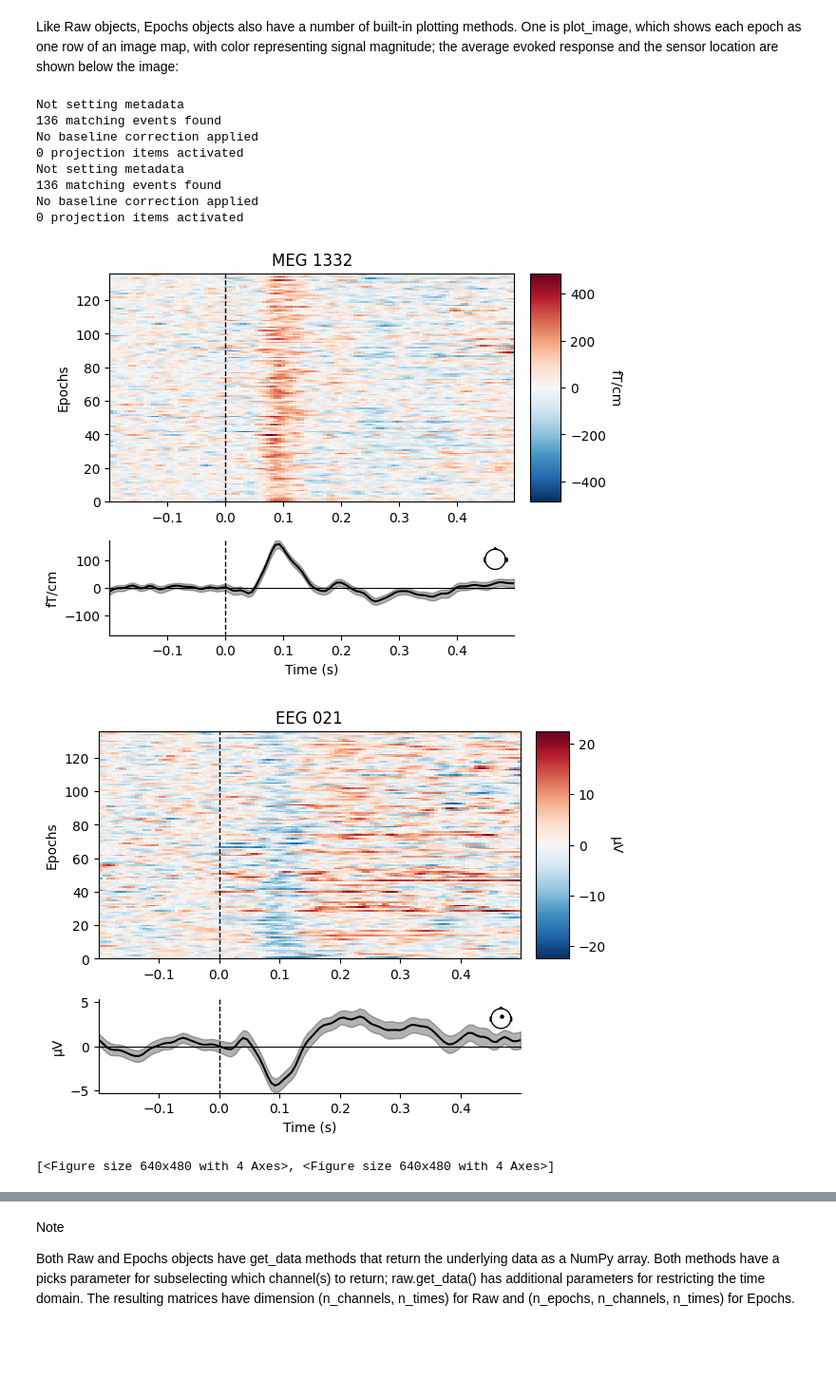
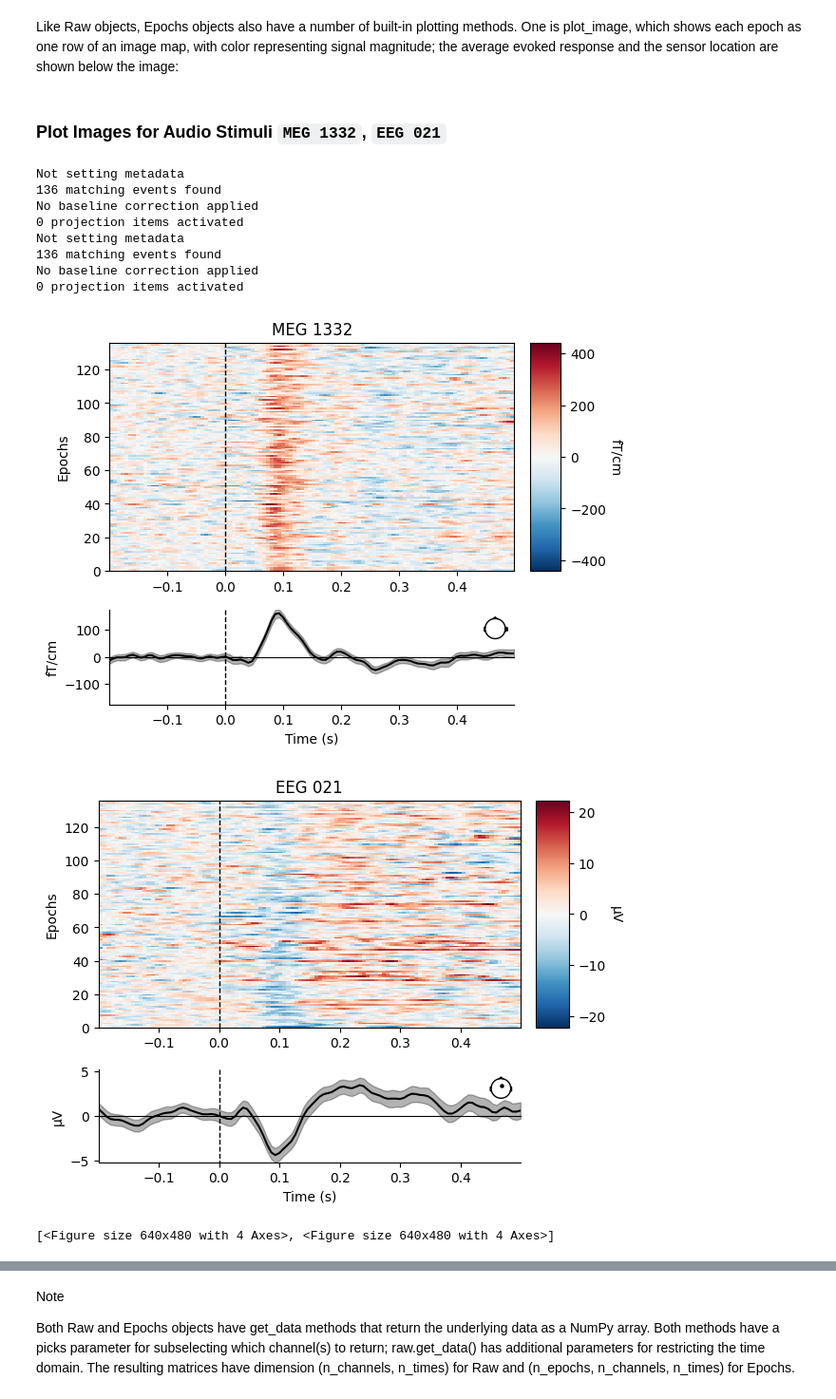
Before and after one commit to jonghang/neural_datascience, a Jupyter notebook: explore_meg_eeg_data/6-epoching_timefreq_evokedresp.ipynb, the cells around one changed output, grey strips where cells are left out. Shown: that part at 95% size. Drawn from its saved outputs; the diff is of its cells as text; code cells hidden in the pictures; blank space fills up the shorter version.

```diff
--- a/explore_meg_eeg_data/6-epoching_timefreq_evokedresp.ipynb
+++ b/explore_meg_eeg_data/6-epoching_timefreq_evokedresp.ipynb
@@ -64,7 +87,26 @@ The info data structure keeps track of channel locations, applied filters, proje
+# %%
+def clean_fif_raw_ica(input_fif_raw, input_n_components = 25,
+                      ica_method = ICA_METHOD_FAST_ICA):
+    fif_ica = get_ica(input_n_components = input_n_components,
+                      ica_method = ica_method)
+
+    input_fif_raw.load_data()
+    # Fit FIF Raw with ICA
+    fif_ica.fit(input_fif_raw.copy())
+
+    # Exclude the first component
+    fif_ica.exclude = [1]
+
+    raw_cleaned = fif_ica.apply(input_fif_raw.copy())
+    return raw_cleaned
 # %% [markdown]
 # Detect Events
 # %%
-events = mne.find_events(raw, stim_channel='STI 014')
+# get the cleaned FIF raw
+fif_raw_cleaned = clean_fif_raw_ica(fif_raw, input_n_components=25,
+                                   ica_method=ICA_METHOD_FAST_ICA)
+
+events = mne.find_events(fif_raw_cleaned, stim_channel='STI 014')
 
 # show the first 5 events
 print(events[:5])  # show the first 5
@@ -97,6 +153,9 @@ We’ll also pass the event dictionary as the event_id parameter (so we can work
 # %%
-epochs = mne.Epochs(raw, events, event_id=event_dict, tmin=-0.2, tmax=0.5,
-                    reject=reject_criteria, preload=True)
+epochs = mne.Epochs(fif_raw_cleaned, events,
+                    event_id = event_dict,
+                    tmin = -0.2, tmax = 0.5,
+                    reject = reject_criteria,
+                    preload = True)
 # %% [output]
 Not setting metadata
 319 matching events found
@@ -133,20 +199,27 @@ Dropped 7 epochs: 121, 195, 258, 271, 273, 274, 275
+# %%
+epochs_audio = epochs['auditory']
+epochs_visual = epochs['visual']
+epochs_left = epochs["left"]
+epochs_right = epochs["right"]
 # %% [markdown]
 __Free Up Memory__
 # %%
 # del raw, epochs  # free up memory
 # %% [markdown]
 Like Raw objects, Epochs objects also have a number of built-in plotting methods. One is plot_image, which shows each epoch as one row of an image map, with color representing signal magnitude; the average evoked response and the sensor location are shown below the image:
+# %% [markdown]
+### Plot Images for Audio Stimuli `MEG 1332`, `EEG 021`
 # %%
-aud_epochs.plot_image(picks=['MEG 1332', 'EEG 021'])
+epochs_audio.plot_image(picks=['MEG 1332', 'EEG 021'])
 # %% [output]
 Not setting metadata
 136 matching events found
 No baseline correction applied
 0 projection items activated
 Not setting metadata
 136 matching events found
 No baseline correction applied
 0 projection items activated
-[figure, old version]
+[figure, new version]
 [figure]
 [<Figure size 640x480 with 4 Axes>, <Figure size 640x480 with 4 Axes>]
```
Also changed, not shown: parts of 26 cells of this notebook, 2 other files.
